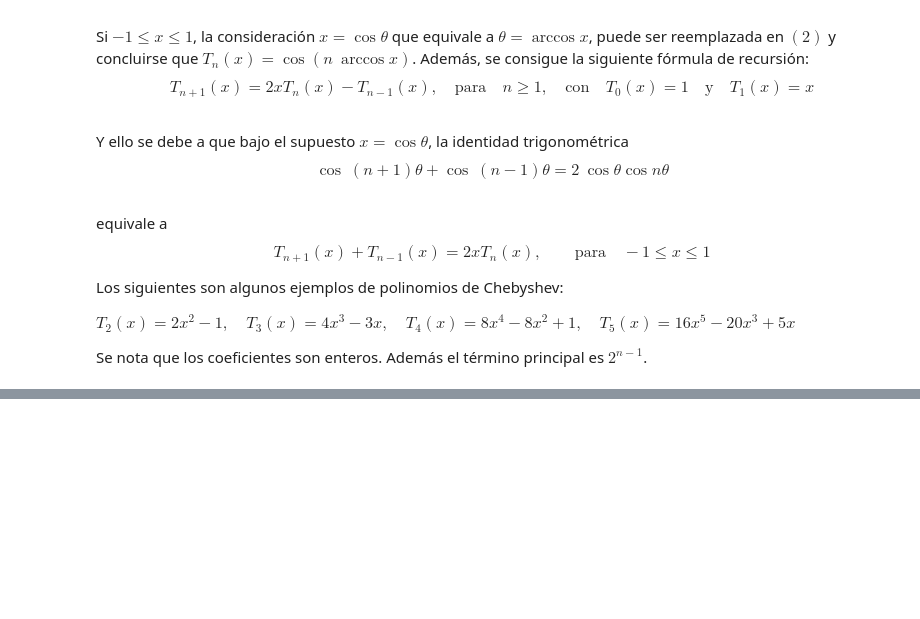
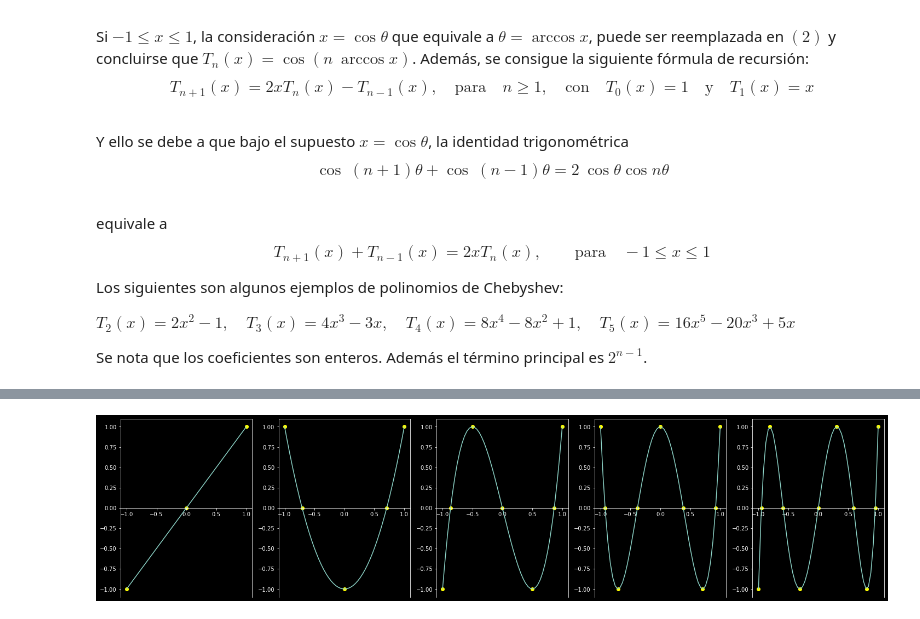
Before and after one commit to YuberHernany/algoritmos, a Jupyter notebook: aproxima_por_polinomios/interpola.ipynb, the cells around one changed output, grey strips where cells are left out. Drawn from its saved outputs; the diff is of its cells as text; code cells hidden in the pictures; blank space fills up the shorter version.

```diff
--- a/aproxima_por_polinomios/interpola.ipynb
+++ b/aproxima_por_polinomios/interpola.ipynb
@@ -162,0 +205,19 @@ $$T _{n}(x) = 2 ^{n-1}(x-x _{0} )(x-x _{ 1} )\cdots (x - x _{n-1} ) = 2 ^{n-1} \
+# %%
+plt.style.use("dark_background")
+# gráficas de algunos polinomios de Chebyshev
+def graficaPolinomiosChebyshev(n):
+    fig, ax = plt.subplots(1, n, figsize=(5*n,6))
+    dom = np.linspace(-1,1)
+    for k in range(1, n+1):
+        P_k = polyChebyshevFunc(k)
+        ax[k-1].plot(dom, P_k(dom))
+        ax[k-1].spines['bottom'].set_position("zero")
+        ceros = zerosChebyshev(k)
+        ax[k-1].scatter(ceros, np.zeros_like(ceros), c='yellow')
+        extremos = extremosChebyshev(-1, 1, k)
+        ax[k-1].scatter(extremos, P_k(extremos), c='yellow')
+    plt.show()
+
+graficaPolinomiosChebyshev(5)
+# %% [output]
+[figure, added]
```
Also changed, not shown: parts of 10 cells of this notebook, 2 other files.
